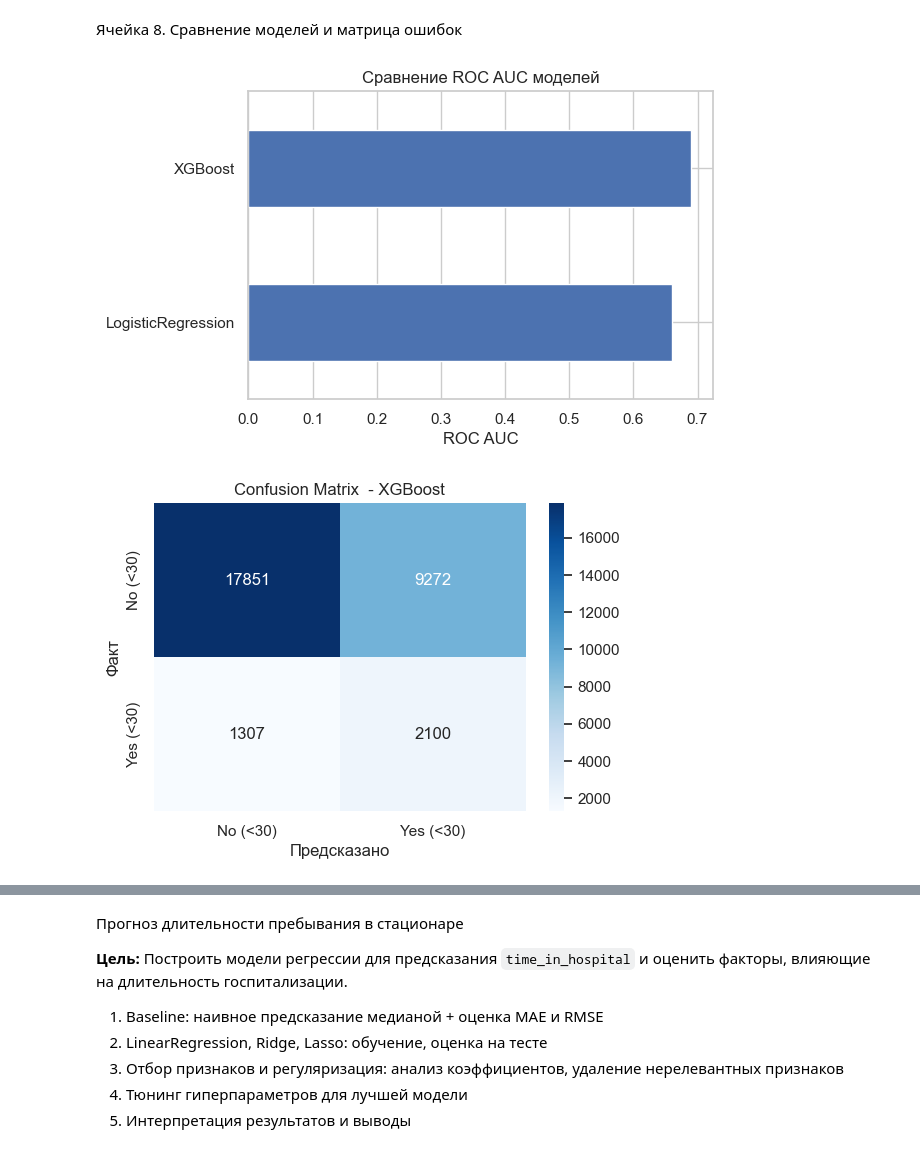
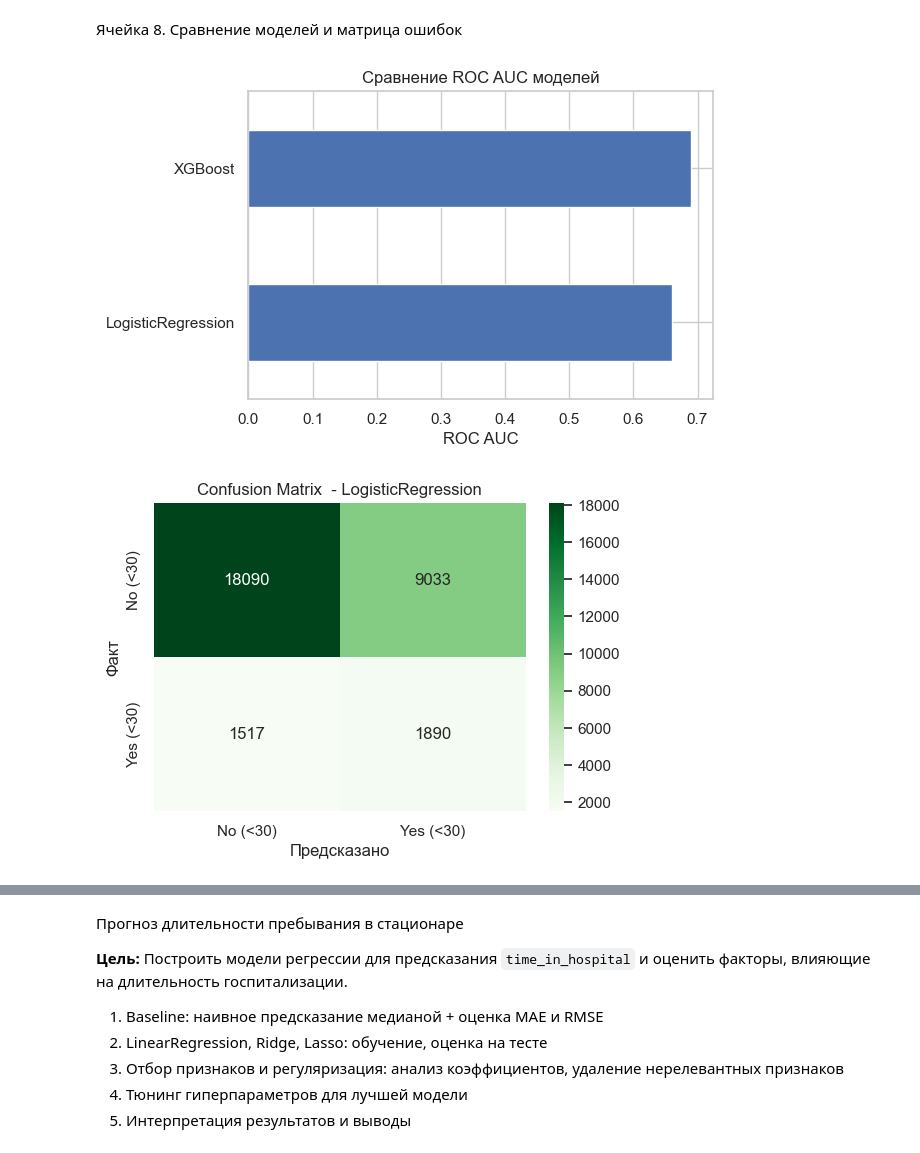
Before and after one commit to Wittgen93/diabetic-readmission, a Jupyter notebook: notebooks/7_Final_submission.ipynb, the cells around one changed output, grey strips where cells are left out. Saved outputs shown, nothing was run; the diff lists cells and outputs as text; code cells hidden in the pictures.

```diff
--- a/notebooks/7_Final_submission.ipynb
+++ b/notebooks/7_Final_submission.ipynb
@@ -945,32 +973,47 @@ weighted avg       0.85      0.65      0.72     30530
 # %% [markdown]
 Ячейка 8. Сравнение моделей и матрица ошибок
 # %%
-# 8.1) Сравнение ROC AUC
+# 1) Сравнение ROC AUC
 results = pd.Series({
     'LogisticRegression': roc_auc_score(y_test, proba_lr),
     'XGBoost':            roc_auc_score(y_test, proba_xgb)
 })
 results.plot(
     kind='barh',
     title="Сравнение ROC AUC моделей",
     xlabel="ROC AUC"
 )
 plt.show()
 
-# 8.2) Confusion matrix для XGBoost
+# 2) Confusion matrix для LogisticRegression
+cm_lr = confusion_matrix(y_test, pred_lr)
+sns.heatmap(
+    cm_lr,
+    annot=True,
+    fmt="d",
+    cmap="Greens",
+    xticklabels=['No (<30)', 'Yes (<30)'],
+    yticklabels=['No (<30)', 'Yes (<30)']
+)
+plt.title("Confusion Matrix  - LogisticRegression")
+plt.xlabel("Предсказано")
+plt.ylabel("Факт")
+plt.show()
+
+# 3) Confusion matrix для XGBoost
 cm = confusion_matrix(y_test, pred_xgb)
 sns.heatmap(
     cm,
     annot=True,
     fmt="d",
     cmap="Blues",
     xticklabels=['No (<30)', 'Yes (<30)'],
     yticklabels=['No (<30)', 'Yes (<30)']
 )
-plt.title("Confusion Matrix  - XGBoost")
+plt.title("Confusion Matrix  – XGBoost")
 plt.xlabel("Предсказано")
 plt.ylabel("Факт")
 plt.show()
 # %% [output]
 [figure]
-[figure, old version]
+[figure, new version]
```
Also changed, not shown: parts of 14 cells of this notebook, 2 other files.
